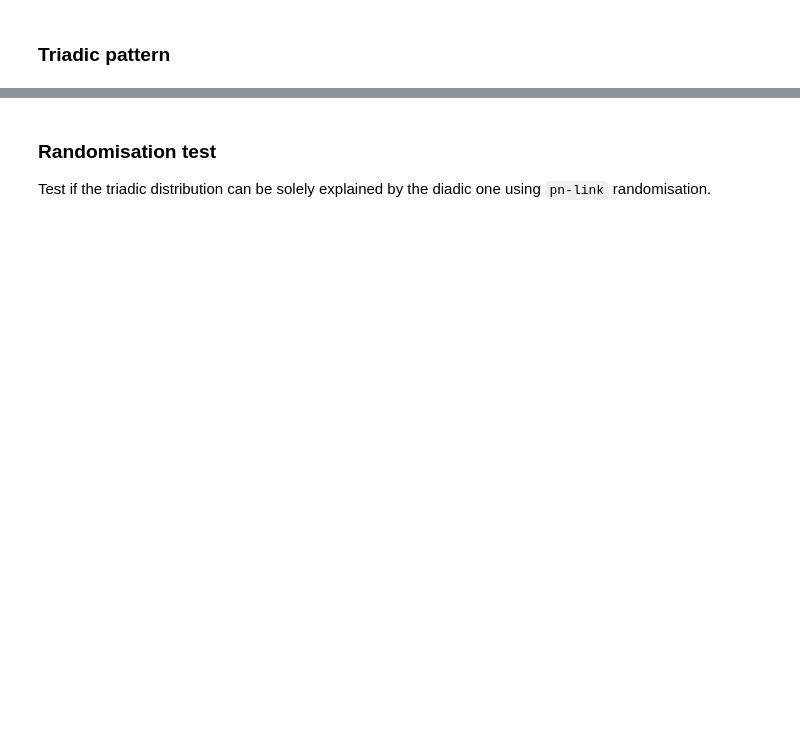
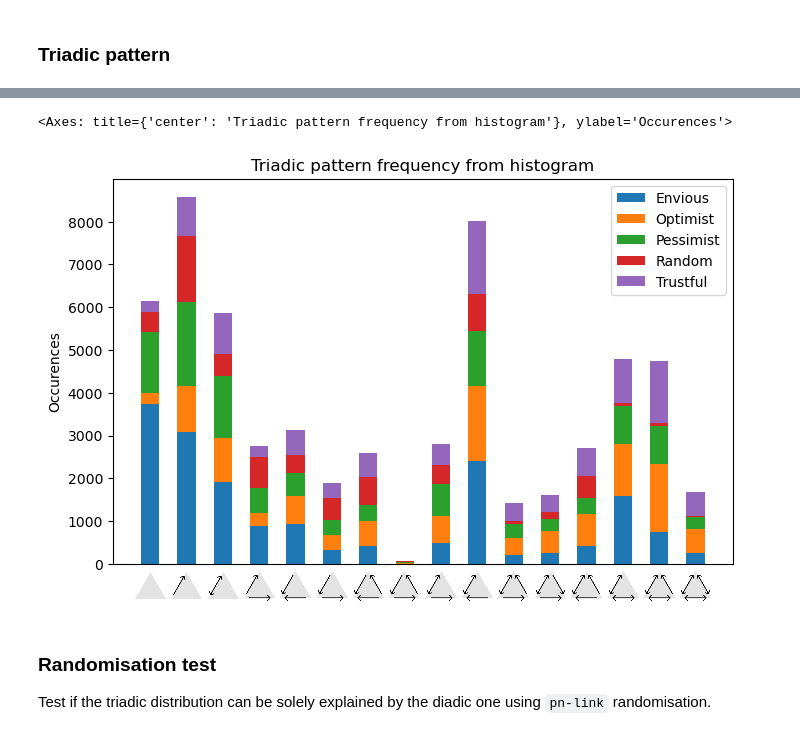
Before and after one commit to yuxuama/cooperation_emergence, a Jupyter notebook: notebooks/last_analysis.ipynb, the cells around one changed output, grey strips where cells are left out. Saved outputs shown, nothing was run; the diff lists cells and outputs as text; code cells hidden in the pictures; blank space fills up the shorter version.

```diff
--- a/notebooks/last_analysis.ipynb
+++ b/notebooks/last_analysis.ipynb
@@ -148,3 +149,9 @@ plt.show()
+# %%
+hist = compute_triadic_histogram(tri_pattern_freq, parameters)
+plot_triadic_pattern_phenotype_from_hist(hist[0], hist[1])
+# %% [output]
+<Axes: title={'center': 'Triadic pattern frequency from histogram'}, ylabel='Occurences'>
+[figure, added]
 # %% [markdown]
 ### Randomisation test
 
```
Also changed, not shown: parts of 13 cells of this notebook, 2 other files.
